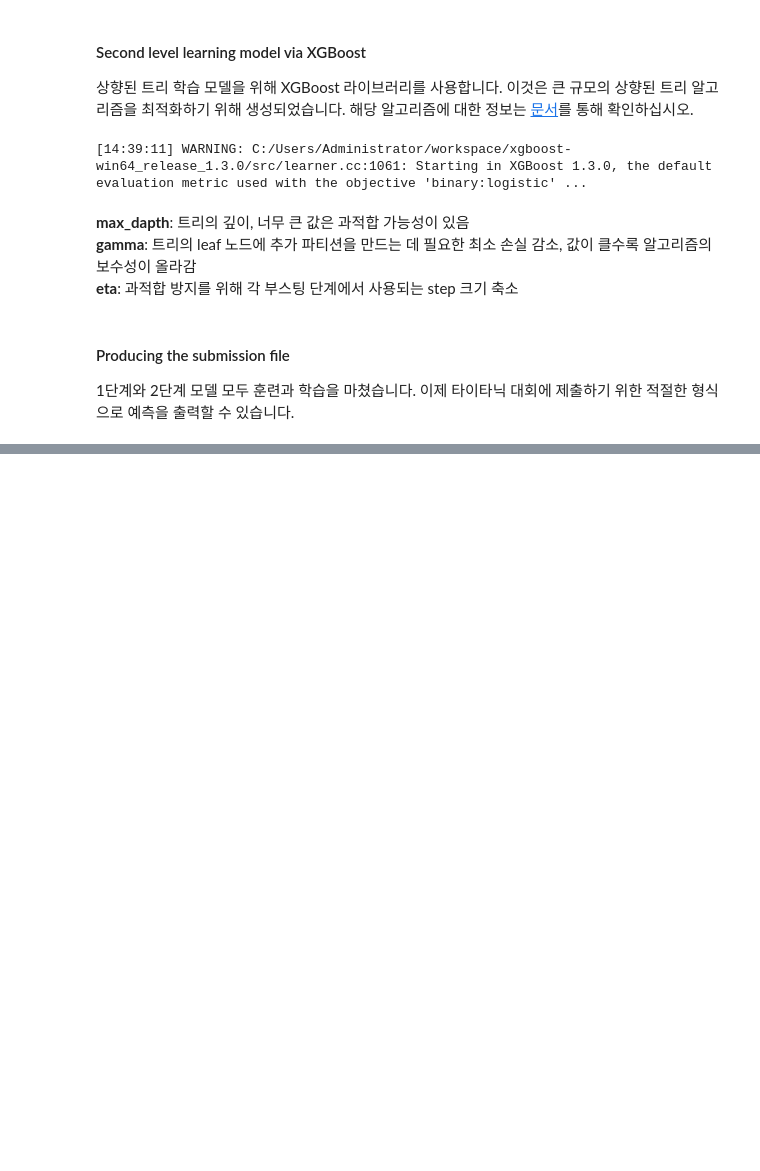
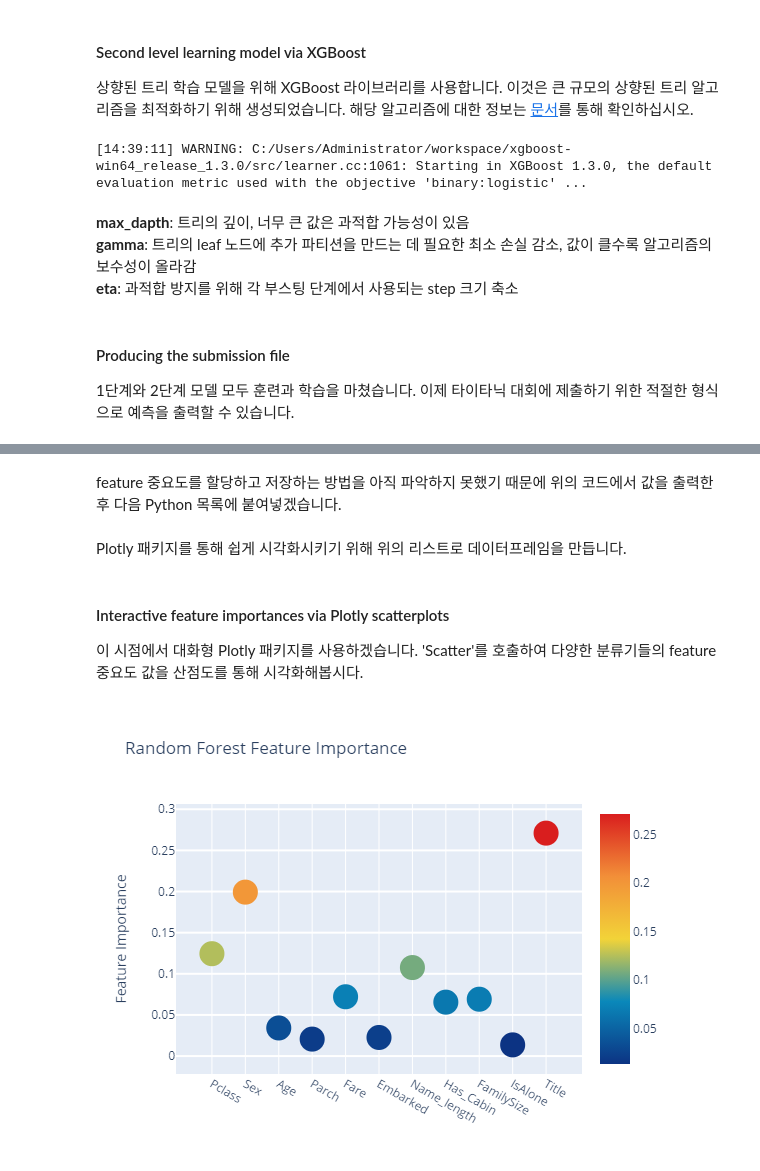
Before and after one commit to Haebuk/kagglestudy, a Jupyter notebook: Titanic competition/titanic_4_이희주.ipynb, the cells around one changed output, grey strips where cells are left out. Cells and saved outputs as stored; diff of their text form; code cells hidden in the pictures; blank space fills up the shorter version.

```diff
--- a/Titanic competition/titanic_4_이희주.ipynb
+++ b/Titanic competition/titanic_4_이희주.ipynb
@@ -604,0 +917,6 @@ StackingSubmission.to_csv('../data/titanic_4_submission.csv', index=False)
+# %%
+# 모델에 입력할 트레이닝, 테스트, 타겟 데이터의 NumPy array 생성
+y_train = train['Survived'].ravel()
+train.drop(['Survived'], axis=1, inplace=True)
+x_train = train.values
+x_test = test.values
@@ -604,0 +960,50 @@ StackingSubmission.to_csv('../data/titanic_4_submission.csv', index=False)
+# %% [markdown]
+feature 중요도를 할당하고 저장하는 방법을 아직 파악하지 못했기 때문에 위의 코드에서 값을 출력한 후 다음 Python 목록에 붙여넣겠습니다.
+# %%
+rf_features = [0.12444684, 0.1992726, 0.03415395, 0.02061815, 0.07210196, 0.02259669, 0.1075789, 0.06552609, 0.06910728, 0.01359387, 0.27100368]
+et_features = [0.1178221, 0.37824429, 0.03105153, 0.01750477, 0.05532562, 0.02873246, 0.04724392, 0.08393697, 0.04464622, 0.02168516, 0.17380696]
+ada_features = [0.032, 0.014, 0.016, 0.068, 0.04, 0.008, 0.686, 0.014, 0.05, 0.004, 0.068]
+gb_features = [0.08634036, 0.01222881, 0.04897444, 0.01496732, 0.05301311, 0.0228918, 0.1776066, 0.03744085, 0.11033338, 0.00676652, 0.42943679]
+# %% [markdown]
+Plotly 패키지를 통해 쉽게 시각화시키기 위해 위의 리스트로 데이터프레임을 만듭니다.
+# %%
+cols = train.columns.values
+feature_dataframe = pd.DataFrame({
+    'features':cols,
+    'Random Forest feature importances':rf_features,
+    'Extra Trees feature importances':et_features,
+    'AdaBoost feature importances':ada_features,
+    'Gradient Boost feature importances':gb_features
+})
+# %% [markdown]
+#### Interactive feature importances via Plotly scatterplots
+이 시점에서 대화형 Plotly 패키지를 사용하겠습니다. 'Scatter'를 호출하여 다양한 분류기들의 feature 중요도 값을 산점도를 통해 시각화해봅시다.
+# %%
+# Random Forest
+trace = go.Scatter(
+    y=feature_dataframe['Random Forest feature importances'].values,
+    x=feature_dataframe['features'].values,
+    mode='markers',
+    marker=dict(
+        sizemode='diameter',
+        sizeref=1,
+        size=25,
+        color=feature_dataframe['Random Forest feature importances'].values,
+        colorscale='Portland',
+        showscale=True),
+    text=feature_dataframe['features'].values
+)
+layout = go.Layout(
+    autosize=True,
+    title='Random Forest Feature Importance',
+    hovermode='closest',
+    yaxis=dict(
+        title='Feature Importance',
+        ticklen=5,
+        gridwidth=2),
+    showlegend=False
+)
+fig = go.Figure(data=[trace], layout=layout)
+py.iplot(fig, filename='scatter2010')
+# %% [output]
+[figure, added]
```
Also changed, not shown: parts of 62 cells of this notebook.
